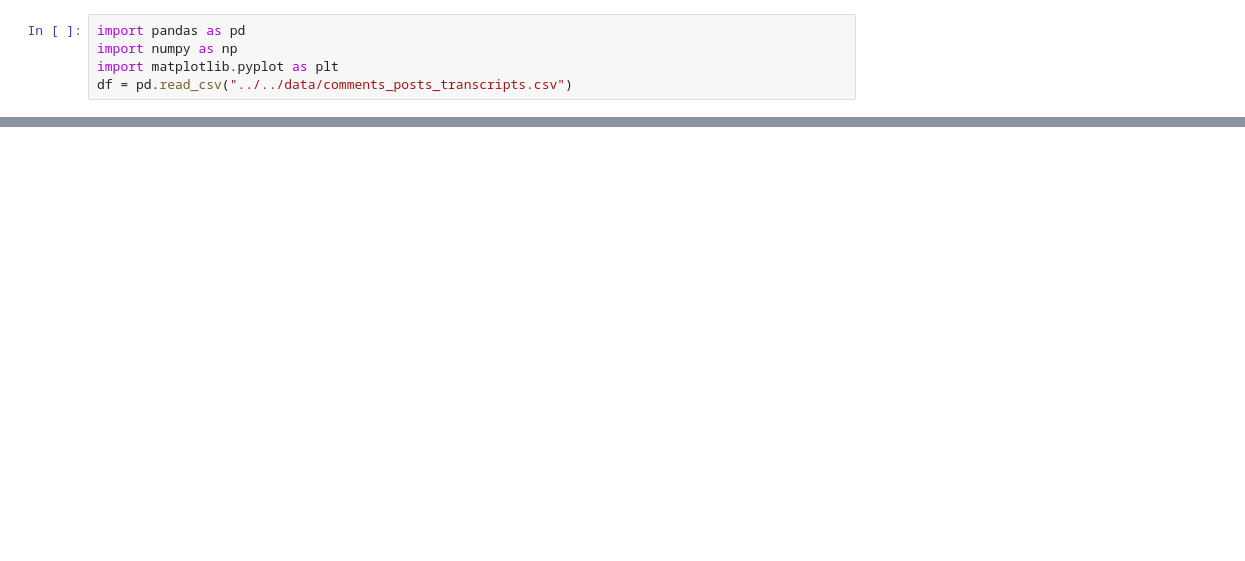
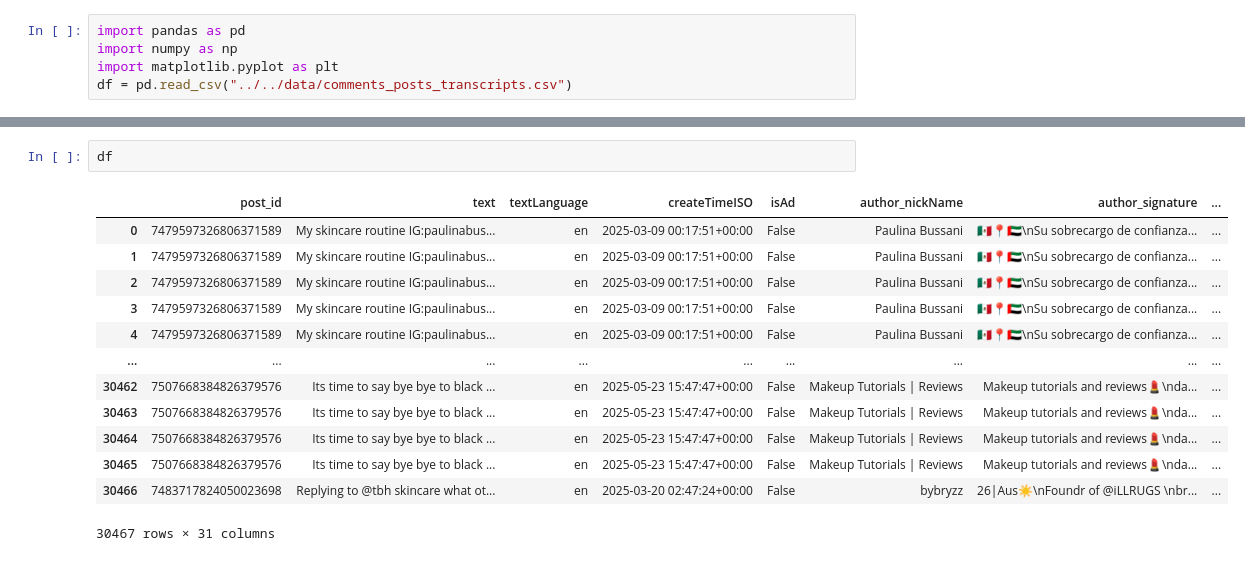
Before and after one commit to Hannah1171/skincare_analysis, a Jupyter notebook: skincare/scripts/test.ipynb, the cells around one changed output, grey strips where cells are left out. Drawn from its saved outputs; the diff is of its cells as text; blank space fills up the shorter version.

```diff
--- a/skincare/scripts/test.ipynb
+++ b/skincare/scripts/test.ipynb
@@ -6,3 +19,19 @@ df = pd.read_csv("../../data/comments_posts_transcripts.csv")
+# %%
+df
+# %% [output]
+|  | post_id | text | textLanguage | createTimeISO | isAd | author_nickName | author_signature | ... |
+| 0 | 7479597326806371589 | My skincare routine IG:paulinabus... | en | 2025-03-09 00:17:51+00:00 | False | Paulina Bussani | 🇲🇽📍🇦🇪\nSu sobrecargo de confianza... | ... |
+| 1 | 7479597326806371589 | My skincare routine IG:paulinabus... | en | 2025-03-09 00:17:51+00:00 | False | Paulina Bussani | 🇲🇽📍🇦🇪\nSu sobrecargo de confianza... | ... |
+| 2 | 7479597326806371589 | My skincare routine IG:paulinabus... | en | 2025-03-09 00:17:51+00:00 | False | Paulina Bussani | 🇲🇽📍🇦🇪\nSu sobrecargo de confianza... | ... |
+| 3 | 7479597326806371589 | My skincare routine IG:paulinabus... | en | 2025-03-09 00:17:51+00:00 | False | Paulina Bussani | 🇲🇽📍🇦🇪\nSu sobrecargo de confianza... | ... |
+| 4 | 7479597326806371589 | My skincare routine IG:paulinabus... | en | 2025-03-09 00:17:51+00:00 | False | Paulina Bussani | 🇲🇽📍🇦🇪\nSu sobrecargo de confianza... | ... |
+| ... | ... | ... | ... | ... | ... | ... | ... | ... |
+| 30462 | 7507668384826379576 | Its time to say bye bye to black ... | en | 2025-05-23 15:47:47+00:00 | False | Makeup Tutorials | Reviews | Makeup tutorials and reviews💄\nda... | ... |
+| 30463 | 7507668384826379576 | Its time to say bye bye to black ... | en | 2025-05-23 15:47:47+00:00 | False | Makeup Tutorials | Reviews | Makeup tutorials and reviews💄\nda... | ... |
+| 30464 | 7507668384826379576 | Its time to say bye bye to black ... | en | 2025-05-23 15:47:47+00:00 | False | Makeup Tutorials | Reviews | Makeup tutorials and reviews💄\nda... | ... |
+| 30465 | 7507668384826379576 | Its time to say bye bye to black ... | en | 2025-05-23 15:47:47+00:00 | False | Makeup Tutorials | Reviews | Makeup tutorials and reviews💄\nda... | ... |
+| 30466 | 7483717824050023698 | Replying to @tbh skincare what ot... | en | 2025-03-20 02:47:24+00:00 | False | bybryzz | 26|Aus☀️\nFoundr of @iLLRUGS \nbr... | ... |
+30467 rows × 31 columns
 # %%
 # Ensure createTimeISO is UTC-aware
 df["createTimeISO"] = pd.to_datetime(df["createTimeISO"], utc=True, errors="coerce")
```
Also changed, not shown: parts of 20 cells of this notebook, 13 other files.
